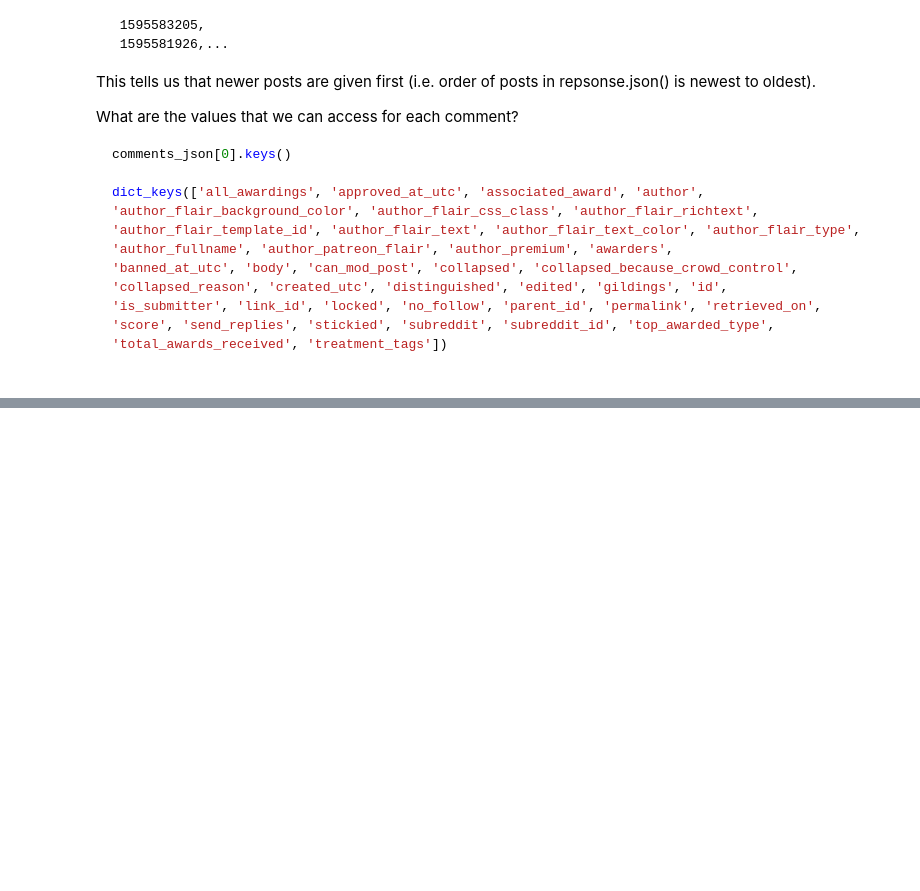
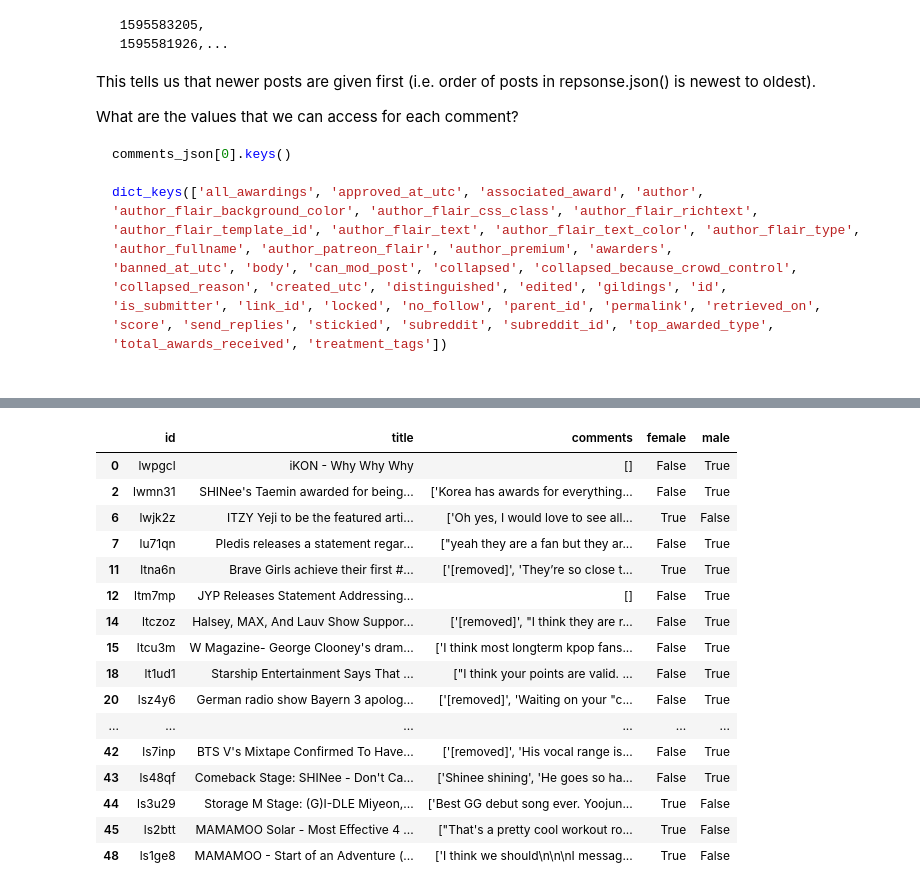
Before and after one commit to haydlite/r-kpop-discussion, a Jupyter notebook: data_collection.ipynb, the cells around one changed output, grey strips where cells are left out. Saved outputs shown, nothing was run; the diff lists cells and outputs as text; code cells hidden in the pictures; blank space fills up the shorter version.

```diff
--- a/data_collection.ipynb
+++ b/data_collection.ipynb
@@ -288,0 +291,20 @@ data_df[data_df['male'] & data_df['female']]
+# %%
+data_df[data_df['male'] | data_df['female']]
+# %% [output]
+|  | id | title | comments | female | male |
+| 0 | lwpgcl | iKON - Why Why Why | [] | False | True |
+| 2 | lwmn31 | SHINee's Taemin awarded for being... | ['Korea has awards for everything... | False | True |
+| 6 | lwjk2z | ITZY Yeji to be the featured arti... | ['Oh yes, I would love to see all... | True | False |
+| 7 | lu71qn | Pledis releases a statement regar... | ["yeah they are a fan but they ar... | False | True |
+| 11 | ltna6n | Brave Girls achieve their first #... | ['[removed]', 'They’re so close t... | True | True |
+| 12 | ltm7mp | JYP Releases Statement Addressing... | [] | False | True |
+| 14 | ltczoz | Halsey, MAX, And Lauv Show Suppor... | ['[removed]', "I think they are r... | False | True |
+| 15 | ltcu3m | W Magazine- George Clooney's dram... | ['I think most longterm kpop fans... | False | True |
+| 18 | lt1ud1 | Starship Entertainment Says That ... | ["I think your points are valid. ... | False | True |
+| 20 | lsz4y6 | German radio show Bayern 3 apolog... | ['[removed]', 'Waiting on your "c... | False | True |
+| ... | ... | ... | ... | ... | ... |
+| 42 | ls7inp | BTS V's Mixtape Confirmed To Have... | ['[removed]', 'His vocal range is... | False | True |
+| 43 | ls48qf | Comeback Stage: SHINee - Don't Ca... | ['Shinee shining', 'He goes so ha... | False | True |
+| 44 | ls3u29 | Storage M Stage: (G)I-DLE Miyeon,... | ['Best GG debut song ever. Yoojun... | True | False |
+| 45 | ls2btt | MAMAMOO Solar - Most Effective 4 ... | ["That's a pretty cool workout ro... | True | False |
+| 48 | ls1ge8 | MAMAMOO - Start of an Adventure (... | ['I think we should\n\n\nI messag... | True | False |
```
Also changed, not shown: parts of 27 cells of this notebook, 2 other files.
